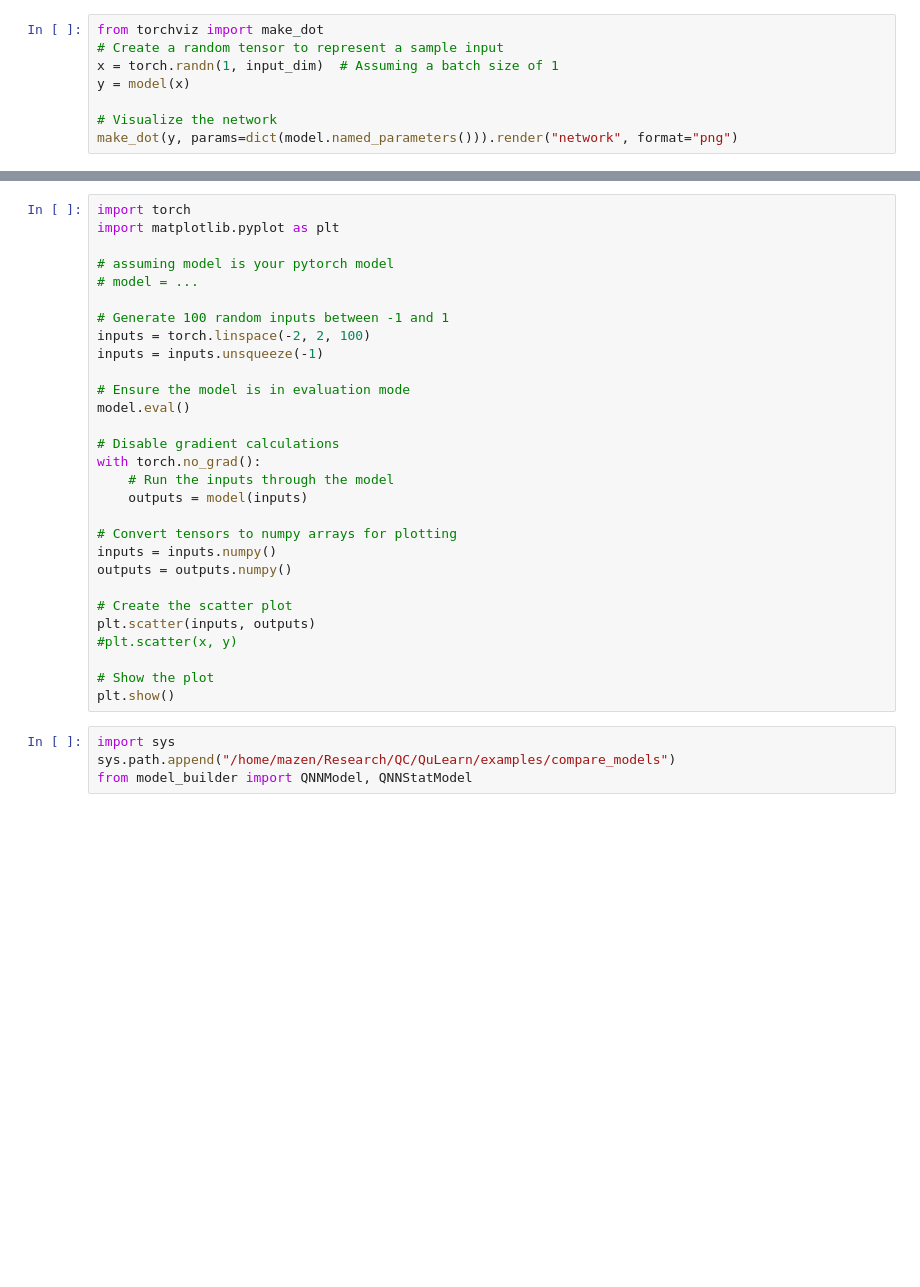
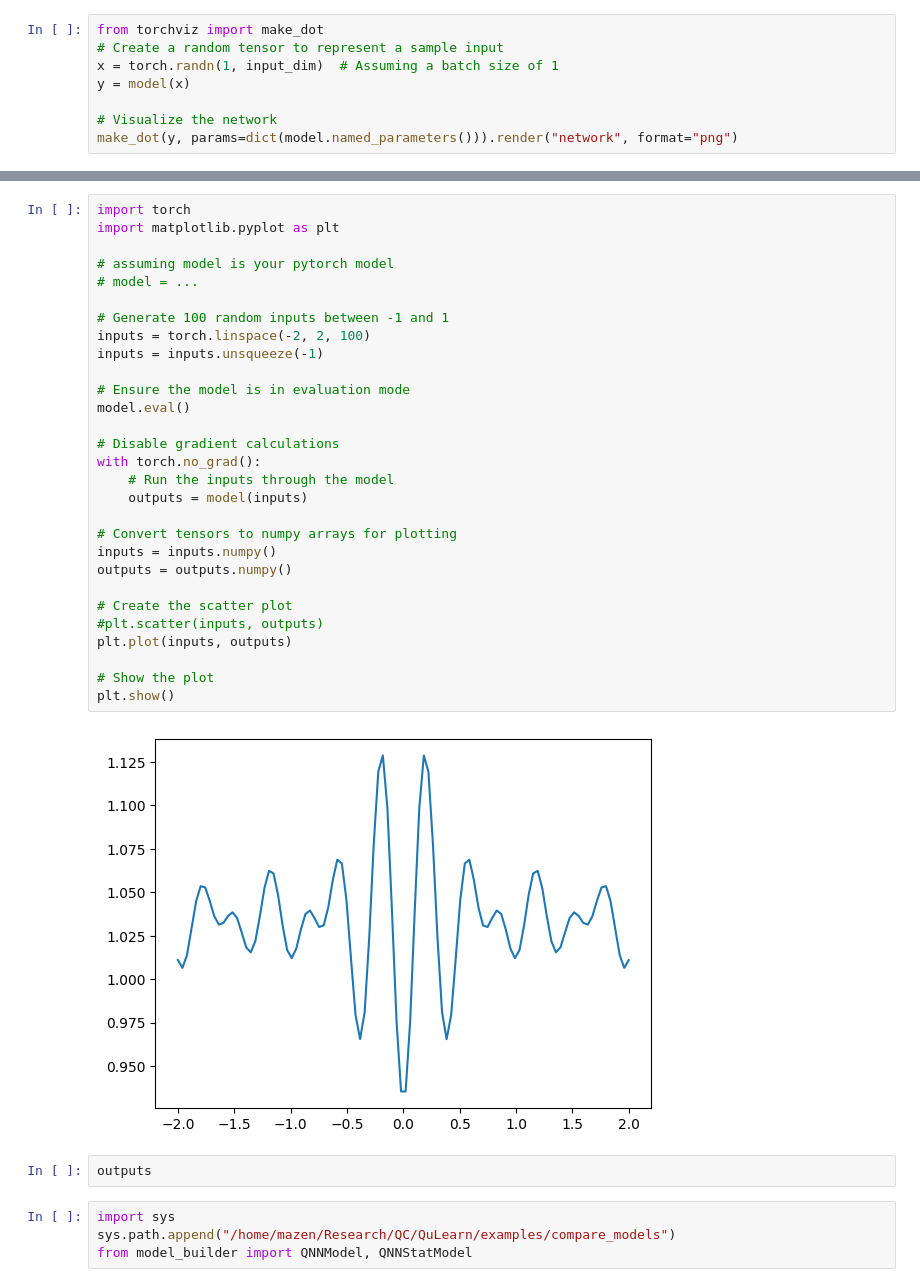
Before and after one commit to MazenAli/QuLearn, a Jupyter notebook: scratch/scratch.ipynb, the cells around one changed output, grey strips where cells are left out. Drawn from its saved outputs; the diff is of its cells as text; blank space fills up the shorter version.

```diff
--- a/scratch/scratch.ipynb
+++ b/scratch/scratch.ipynb
@@ -1020,32 +1236,36 @@ ValueError: x must be in the range [-1, 1)
 # %%
 import torch
 import matplotlib.pyplot as plt
 
 # assuming model is your pytorch model
 # model = ...
 
 # Generate 100 random inputs between -1 and 1
 inputs = torch.linspace(-2, 2, 100)
 inputs = inputs.unsqueeze(-1)
 
 # Ensure the model is in evaluation mode
 model.eval()
 
 # Disable gradient calculations
 with torch.no_grad():
     # Run the inputs through the model
     outputs = model(inputs)
 
 # Convert tensors to numpy arrays for plotting
 inputs = inputs.numpy()
 outputs = outputs.numpy()
 
 # Create the scatter plot
-plt.scatter(inputs, outputs)
-#plt.scatter(x, y)
+#plt.scatter(inputs, outputs)
+plt.plot(inputs, outputs)
 
 # Show the plot
 plt.show()
+# %% [output]
+[figure, added]
+# %%
+outputs
 # %%
 import sys
 sys.path.append("/home/mazen/Research/QC/QuLearn/examples/compare_models")
```
Also changed, not shown: parts of 21 cells of this notebook, 2 other files.
